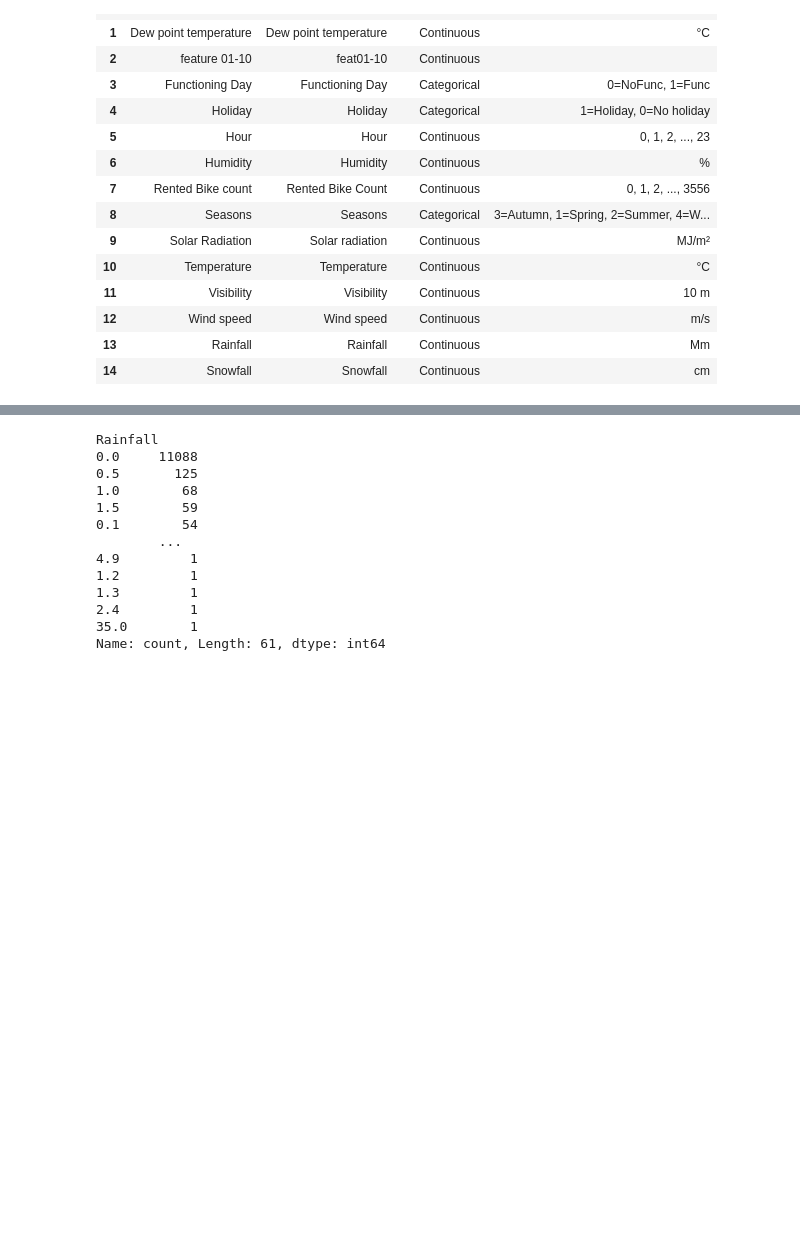
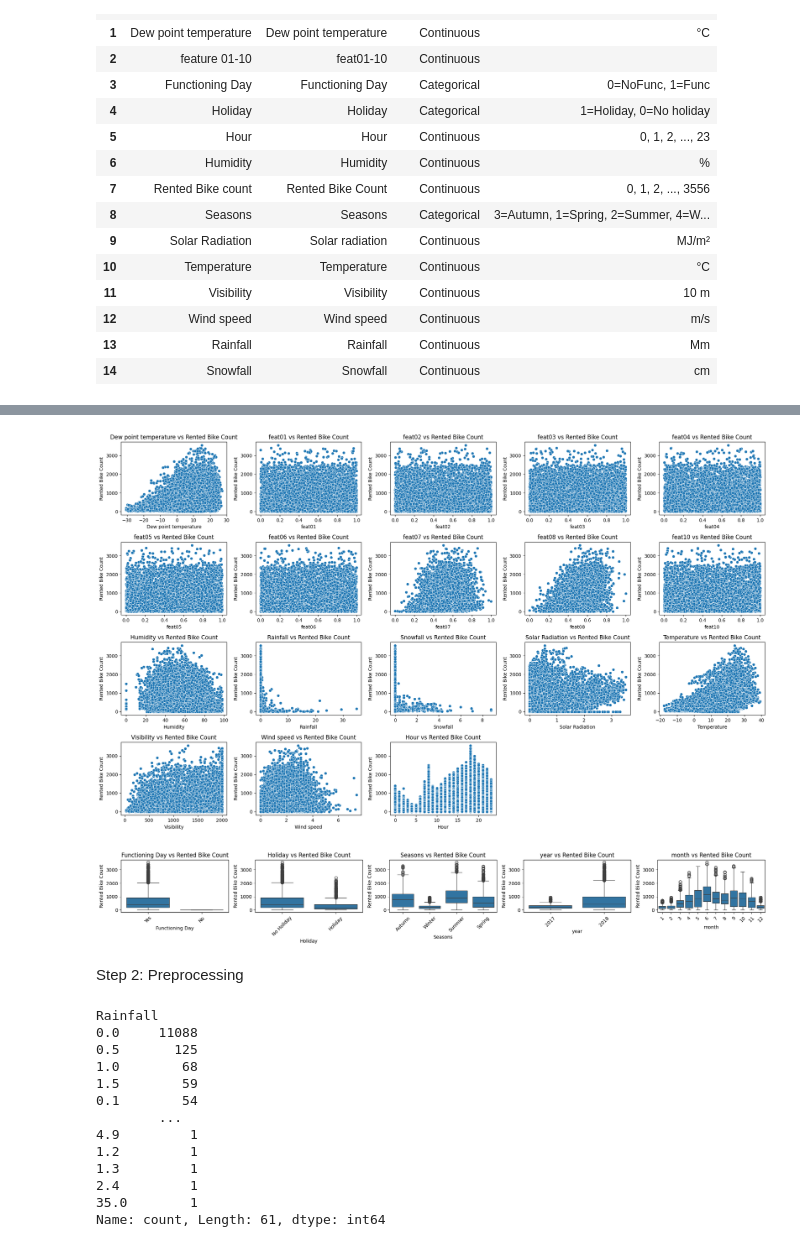
Before and after one commit to shokoufehnaseri/Seoul_Bike_Demand_Prediction, a Jupyter notebook: regression_vs.ipynb, the cells around one changed output, grey strips where cells are left out. Cells and saved outputs as stored; diff of their text form; code cells hidden in the pictures; blank space fills up the shorter version.

```diff
--- a/regression_vs.ipynb
+++ b/regression_vs.ipynb
@@ -107,3 +205,69 @@ Data.describe()
+# %%
+import matplotlib.pyplot as plt
+import seaborn as sns
+
+
+
+# Function to plot relationships in a grid layout
+def plot_relationships_grid(df, target_variable):
+    # Define features
+    numerical_features = [
+        "Dew point temperature", "feat01", "feat02", "feat03", "feat04",
+        "feat05", "feat06", "feat07", "feat08", "feat10", "Humidity",
+        "Rainfall", "Snowfall", "Solar Radiation", "Temperature",
+        "Visibility", "Wind speed", "Hour"
+    ]
+    categorical_features = ["Functioning Day", "Holiday", "Seasons", 'year', 'month']
+
+    # Set up grid for numerical features
+    n_num = len(numerical_features)
+    n_rows_num = (n_num + 4) // 5  # 4 rows, 5 columns
+    fig_num, axes_num = plt.subplots(n_rows_num, 5, figsize=(20, n_rows_num * 3))
+    axes_num = axes_num.flatten()
+
+    for i, feature in enumerate(numerical_features):
+        if feature in df.columns:  # Check if feature exists
+            sns.scatterplot(x=feature, y=target_variable, data=df, ax=axes_num[i])
+            axes_num[i].set_title(f'{feature} vs {target_variable}')
+            axes_num[i].set_xlabel(feature)
+            axes_num[i].set_ylabel(target_variable)
+
+    # Hide unused axes
+    for j in range(i + 1, len(axes_num)):
+        fig_num.delaxes(axes_num[j])
+
+    plt.tight_layout()
+    plt.show()
+
+    # Set up grid for categorical features
+    n_cat = len(categorical_features)
+    n_rows_cat = (n_cat + 4) // 5  # Adjust rows for fewer categorical features
+    fig_cat, axes_cat = plt.subplots(n_rows_cat, 5, figsize=(20, n_rows_cat * 3))
+    axes_cat = axes_cat.flatten()
+
+    for i, feature in enumerate(categorical_features):
+        if feature in df.columns:  # Check if feature exists
+            sns.boxplot(x=feature, y=target_variable, data=df, ax=axes_cat[i])
+            axes_cat[i].set_title(f'{feature} vs {target_variable}')
+            axes_cat[i].set_xlabel(feature)
+            axes_cat[i].set_ylabel(target_variable)
+            axes_cat[i].tick_params(axis='x', rotation=45)
+
+    # Hide unused axes
+    for j in range(i + 1, len(axes_cat)):
+        fig_cat.delaxes(axes_cat[j])
+
+    plt.tight_layout()
+    plt.show()
+
+# Call the function
+#plot_relationships_grid(X_train.assign(target=y_train), "target")
+plot_relationships_grid(Data, 'Rented Bike Count')
+# %% [output]
+[figure, added]
+[figure, added]
+# %% [markdown]
+Step 2: Preprocessing
 # %%
 Data = Data.drop(columns=['id'])
 # %%
```
Also changed, not shown: parts of 20 cells of this notebook.
